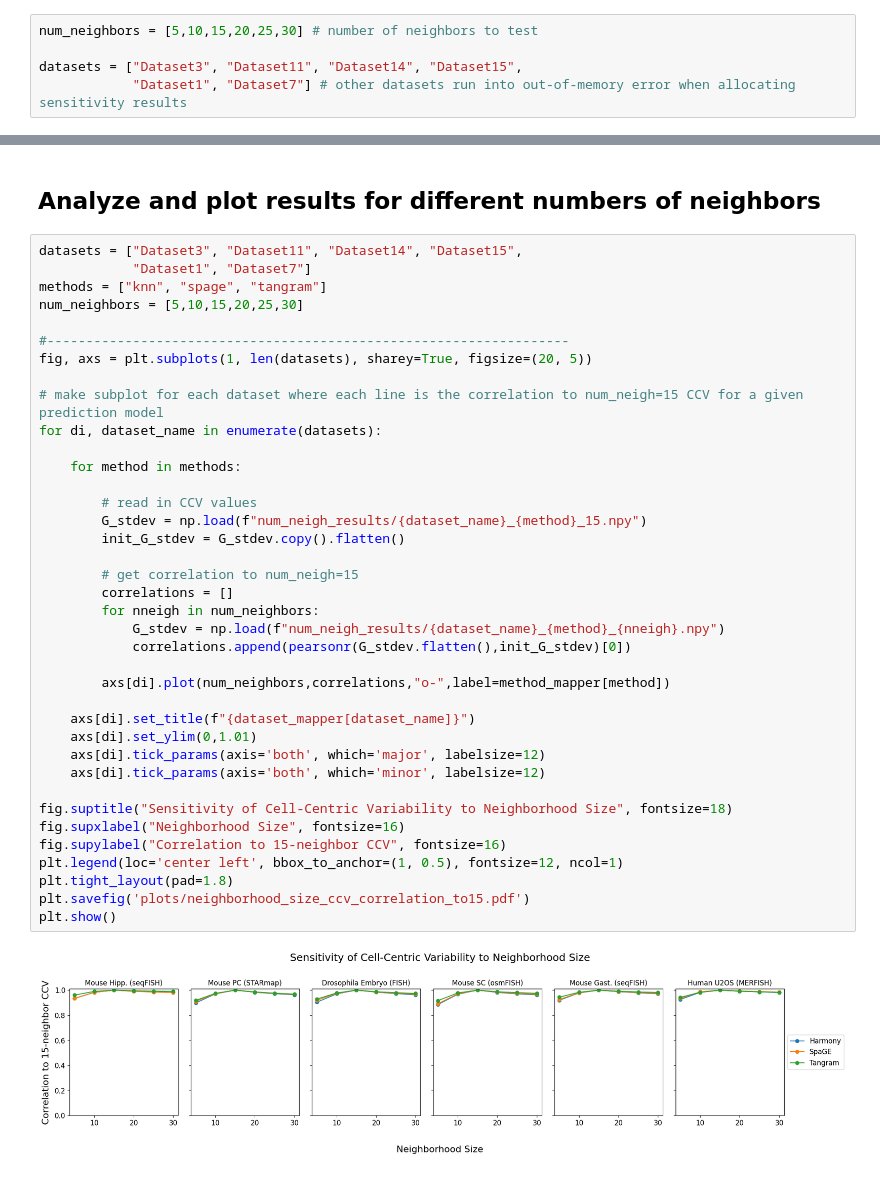
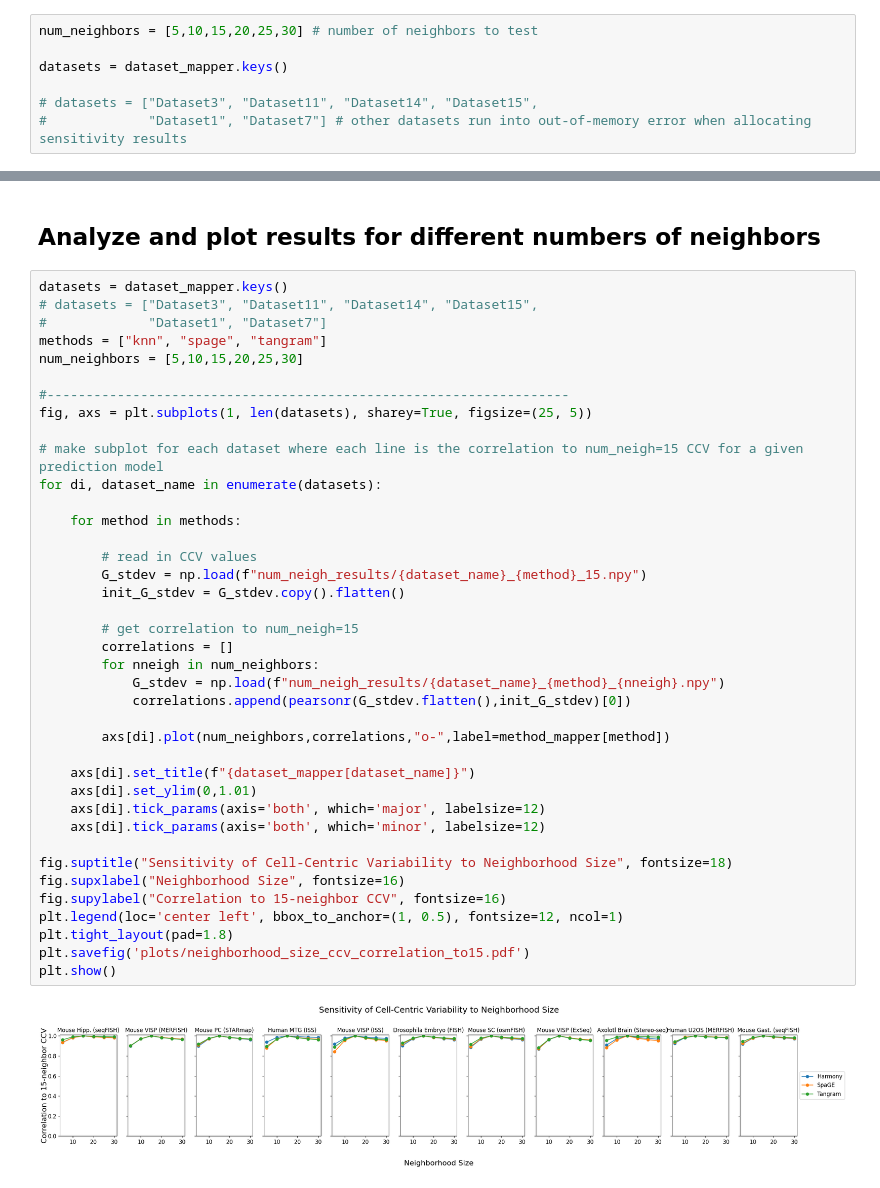
Before and after one commit to sunericd/tissue-figures-and-analyses, a Jupyter notebook: notebooks/Supplemental_number_of_neighbors_sensitivity_analysis.ipynb, the cells around one changed output, grey strips where cells are left out. Saved outputs shown, nothing was run; the diff lists cells and outputs as text.

Commit message:
update supp figures

```diff
--- a/notebooks/Supplemental_number_of_neighbors_sensitivity_analysis.ipynb
+++ b/notebooks/Supplemental_number_of_neighbors_sensitivity_analysis.ipynb
@@ -46,8 +46,10 @@ method_mapper = {"spage": "SpaGE",
 # %%
 num_neighbors = [5,10,15,20,25,30] # number of neighbors to test
 
-datasets = ["Dataset3", "Dataset11", "Dataset14", "Dataset15",
-            "Dataset1", "Dataset7"] # other datasets run into out-of-memory error when allocating sensitivity results
+datasets = dataset_mapper.keys()
+
+# datasets = ["Dataset3", "Dataset11", "Dataset14", "Dataset15",
+#             "Dataset1", "Dataset7"] # other datasets run into out-of-memory error when allocating sensitivity results
 # %%
 n_folds = 10 # folds for prediction
 k_gene = 'auto' # using automatic stratified grouping
@@ -185,42 +187,43 @@ Done with Dataset7
 # %% [markdown]
 ## Analyze and plot results for different numbers of neighbors
 # %%
-datasets = ["Dataset3", "Dataset11", "Dataset14", "Dataset15",
-            "Dataset1", "Dataset7"]
+datasets = dataset_mapper.keys()
+# datasets = ["Dataset3", "Dataset11", "Dataset14", "Dataset15",
+#             "Dataset1", "Dataset7"]
 methods = ["knn", "spage", "tangram"]
 num_neighbors = [5,10,15,20,25,30]
 
 #-------------------------------------------------------------------
-fig, axs = plt.subplots(1, len(datasets), sharey=True, figsize=(20, 5))
+fig, axs = plt.subplots(1, len(datasets), sharey=True, figsize=(25, 5))
 
 # make subplot for each dataset where each line is the correlation to num_neigh=15 CCV for a given prediction model
 for di, dataset_name in enumerate(datasets):
 
     for method in methods:
 
         # read in CCV values
         G_stdev = np.load(f"num_neigh_results/{dataset_name}_{method}_15.npy")
         init_G_stdev = G_stdev.copy().flatten()
 
         # get correlation to num_neigh=15
         correlations = []
         for nneigh in num_neighbors:
             G_stdev = np.load(f"num_neigh_results/{dataset_name}_{method}_{nneigh}.npy")
             correlations.append(pearsonr(G_stdev.flatten(),init_G_stdev)[0])
 
         axs[di].plot(num_neighbors,correlations,"o-",label=method_mapper[method])
 
     axs[di].set_title(f"{dataset_mapper[dataset_name]}")
     axs[di].set_ylim(0,1.01)
     axs[di].tick_params(axis='both', which='major', labelsize=12)
     axs[di].tick_params(axis='both', which='minor', labelsize=12)
 
 fig.suptitle("Sensitivity of Cell-Centric Variability to Neighborhood Size", fontsize=18)
 fig.supxlabel("Neighborhood Size", fontsize=16)
 fig.supylabel("Correlation to 15-neighbor CCV", fontsize=16)
 plt.legend(loc='center left', bbox_to_anchor=(1, 0.5), fontsize=12, ncol=1)
 plt.tight_layout(pad=1.8)
 plt.savefig('plots/neighborhood_size_ccv_correlation_to15.pdf')
 plt.show()
 # %% [output]
-[figure, old version]
+[figure, new version]
```
Also changed, not shown: parts of 1 cell of this notebook, 1 other file.
